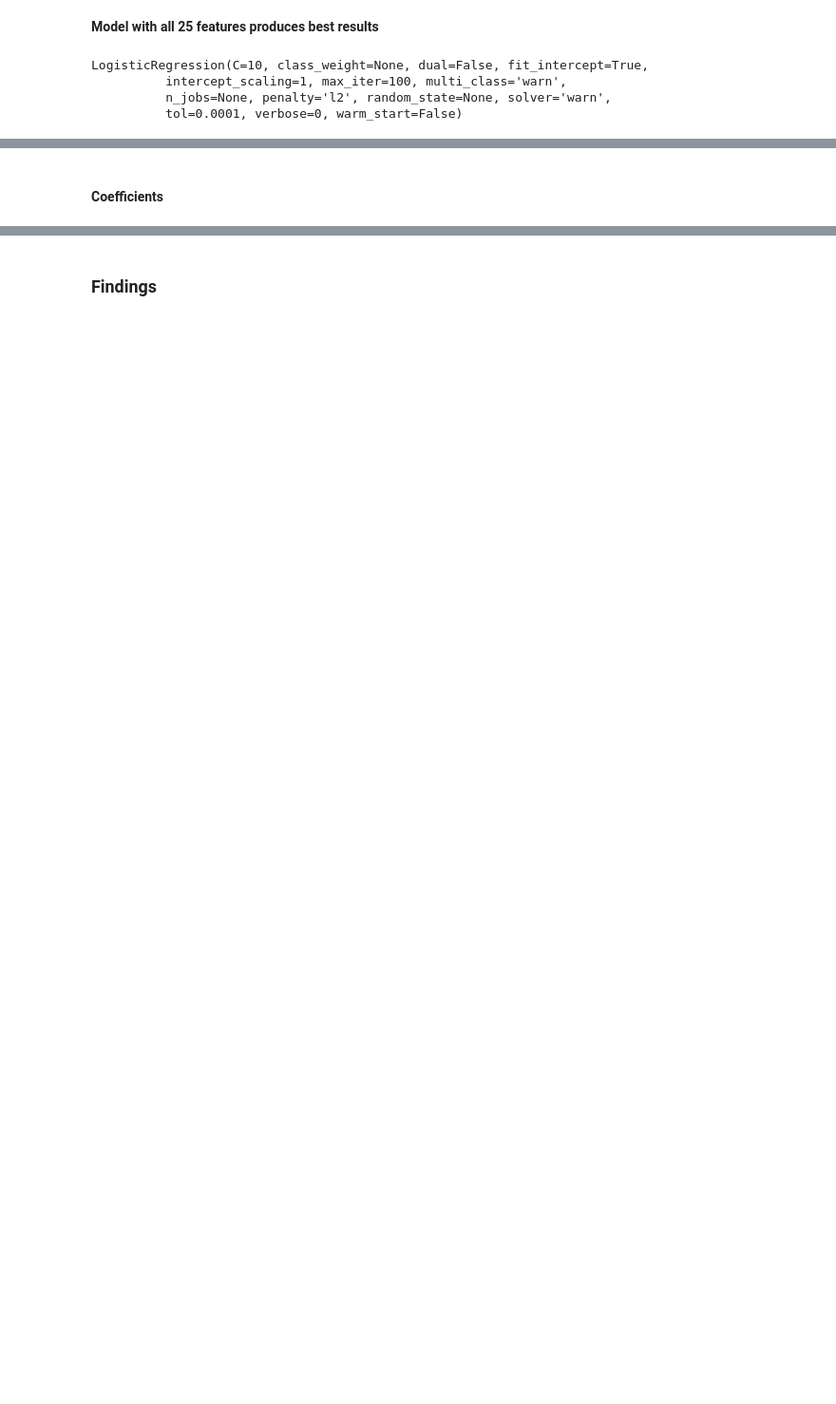
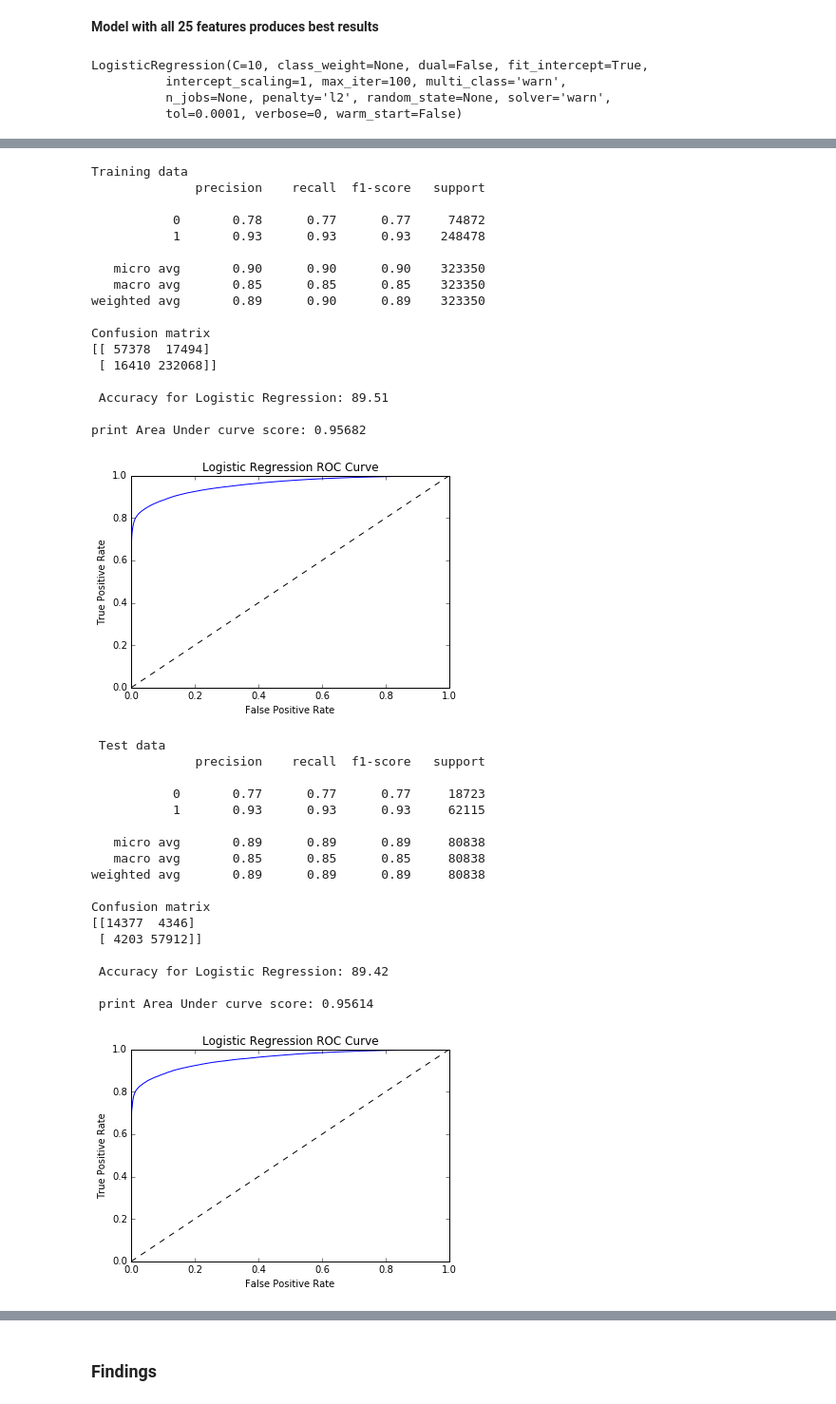
Before and after one commit to khmsha/Springboard, a Jupyter notebook: Capstone_Project1/ML/WashingtonHomeLoans - ML.ipynb, the cells around one changed output, grey strips where cells are left out. Shown at 95% size. Saved outputs shown, nothing was run; the diff lists cells and outputs as text; code cells hidden in the pictures; blank space fills up the shorter version.

```diff
--- a/Capstone_Project1/ML/WashingtonHomeLoans - ML.ipynb
+++ b/Capstone_Project1/ML/WashingtonHomeLoans - ML.ipynb
@@ -543,3 +566,71 @@ Accuracy score 0.894245280685
-# %% [markdown]
-#### Coefficients
+# %%
+print("\nTraining data")
+ytrue, ypred = ytrain, logistReg.predict(xtrain)
+print(classification_report(ytrue, ypred))
+print("Confusion matrix")
+print(confusion_matrix(ytrue, ypred))
+y_pred_prob = logistReg.predict_proba(xtrain)[:,1]
+print("\n Accuracy for Logistic Regression: %.2f  " % (accuracy_score(ytrue, ypred) * 100))
+print("\nprint Area Under curve score: %.5f " % (roc_auc_score(ytrue, y_pred_prob)))
+fpr, tpr, thresholds = roc_curve(ytrue, y_pred_prob)
+plt.plot([0, 1], [0, 1], 'k--')
+plt.plot(fpr, tpr, label='Logistic Regression')
+plt.xlabel('False Positive Rate')
+plt.ylabel('True Positive Rate')
+plt.title('Logistic Regression ROC Curve')
+plt.show()
+
+
+print("\n Test data")
+ytrue10, ypred10 = ytest, logistReg.predict(xtest)
+print(classification_report(ytrue10, ypred10))
+print("Confusion matrix")
+print(confusion_matrix(ytrue10, ypred10))
+y_pred_prob10 = logistReg.predict_proba(xtest)[:,1]
+print("\n Accuracy for Logistic Regression: %.2f  " % (accuracy_score(ytrue10, ypred10) * 100))
+print("\n print Area Under curve score: %.5f" %(roc_auc_score(ytrue10, y_pred_prob10)))
+fpr, tpr, thresholds = roc_curve(ytrue10, y_pred_prob10)
+plt.plot([0, 1], [0, 1], 'k--')
+plt.plot(fpr, tpr, label='Logistic Regression')
+plt.xlabel('False Positive Rate')
+plt.ylabel('True Positive Rate')
+plt.title('Logistic Regression ROC Curve')
+plt.show()
+# %% [output]
+Training data
+              precision    recall  f1-score   support
+
+           0       0.78      0.77      0.77     74872
+           1       0.93      0.93      0.93    248478
+
+   micro avg       0.90      0.90      0.90    323350
+   macro avg       0.85      0.85      0.85    323350
+weighted avg       0.89      0.90      0.89    323350
+
+Confusion matrix
+[[ 57378  17494]
+ [ 16410 232068]]
+
+ Accuracy for Logistic Regression: 89.51
+
+print Area Under curve score: 0.95682
+[figure, added]
+ Test data
+              precision    recall  f1-score   support
+
+           0       0.77      0.77      0.77     18723
+           1       0.93      0.93      0.93     62115
+
+   micro avg       0.89      0.89      0.89     80838
+   macro avg       0.85      0.85      0.85     80838
+weighted avg       0.89      0.89      0.89     80838
+
+Confusion matrix
+[[14377  4346]
+ [ 4203 57912]]
+
+ Accuracy for Logistic Regression: 89.42
+
+ print Area Under curve score: 0.95614
+[figure, added]
 # %%
```
Also changed, not shown: parts of 51 cells of this notebook, 1 other file.
